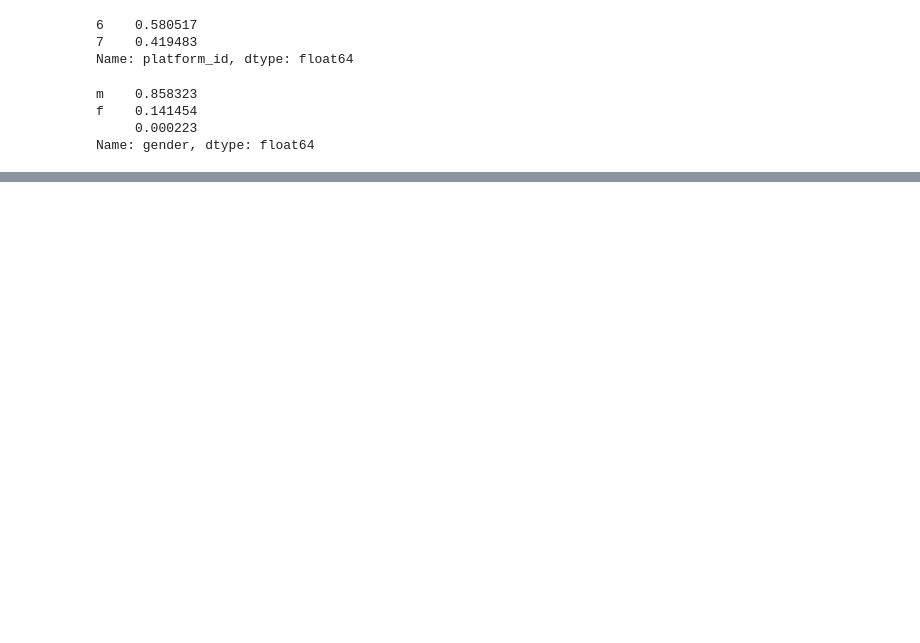
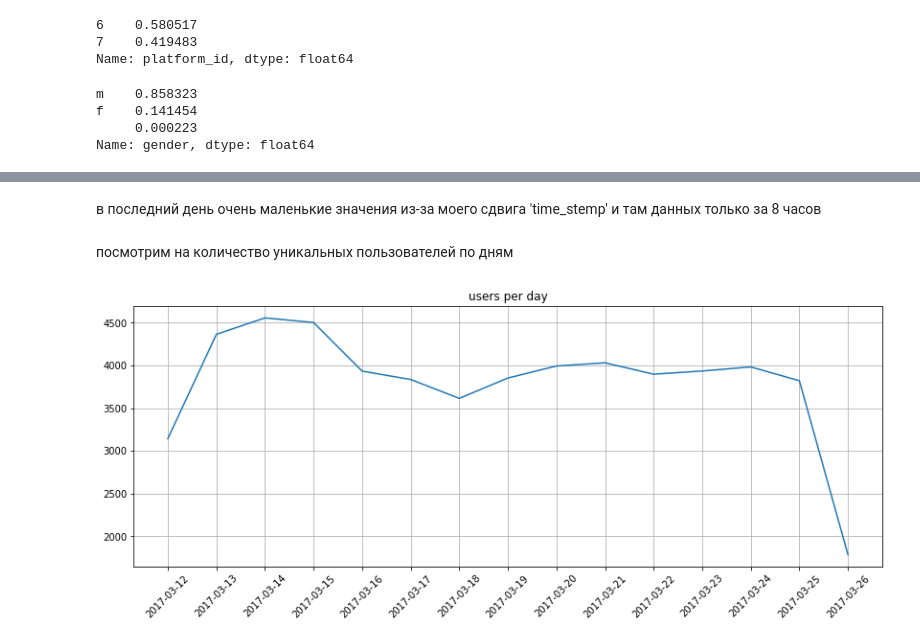
Before and after one commit to danilpolkov/appflame, a Jupyter notebook: notebooks/AB_test.ipynb, the cells around one changed output, grey strips where cells are left out. Drawn from its saved outputs; the diff is of its cells as text; code cells hidden in the pictures; blank space fills up the shorter version.

```diff
--- a/notebooks/AB_test.ipynb
+++ b/notebooks/AB_test.ipynb
@@ -307,0 +103,11 @@ in both cases, for new users abd for old ones old design more clicable
+# %% [markdown]
+в последний день очень маленькие значения из-за моего сдвига 'time_stemp' и там данных только за 8 часов
+# %% [markdown]
+посмотрим на количество уникальных пользователей по дням
+# %%
+users_per_day = df_16h[['sender_id', 'date']].drop_duplicates()['date'].value_counts()[:]
+
+users_per_day.plot(figsize=(14,5), grid = True, xticks=users_per_day.index).set_title('users per day');
+plt.xticks(rotation=45);
+# %% [output]
+[figure, added]
```
Also changed, not shown: parts of 106 cells of this notebook.
